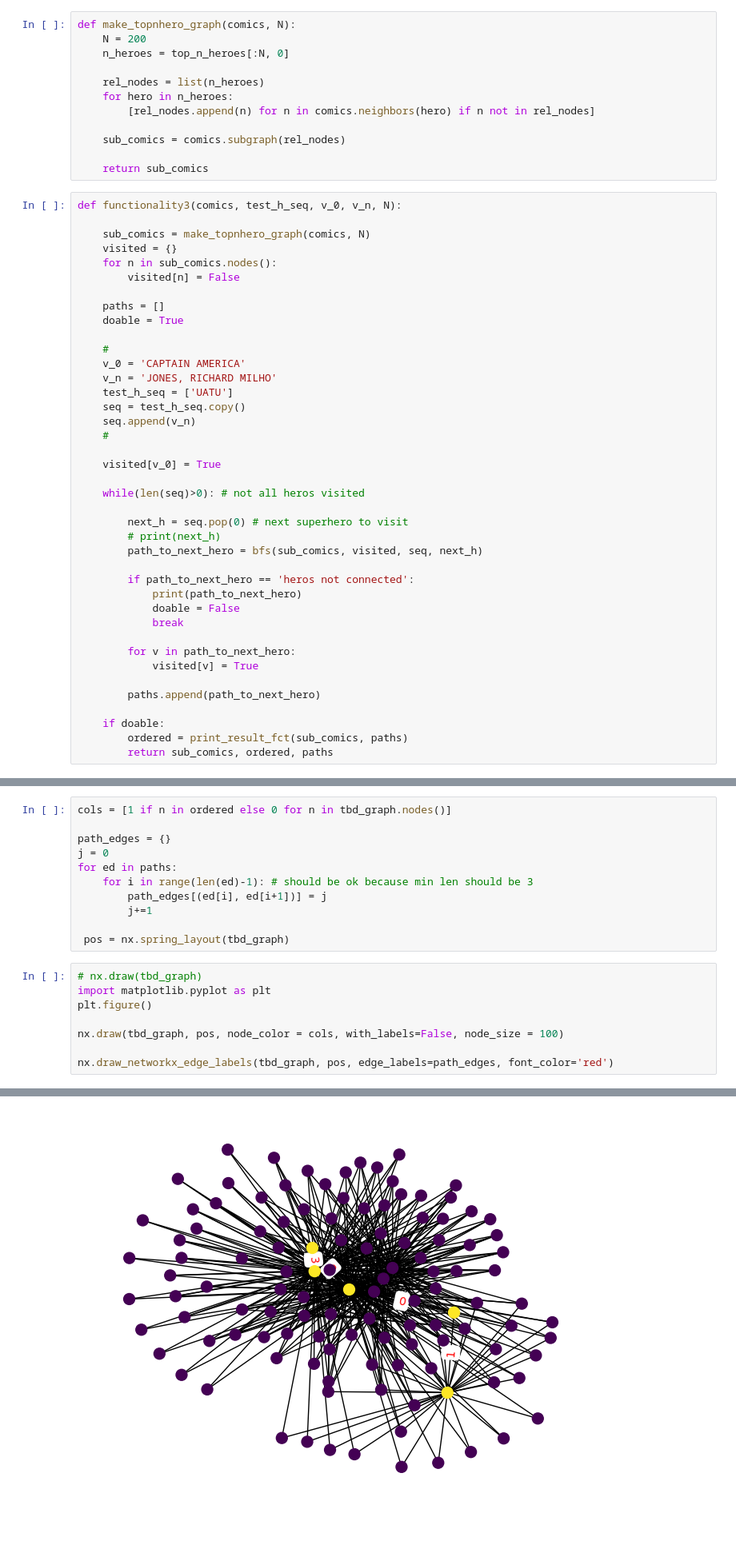
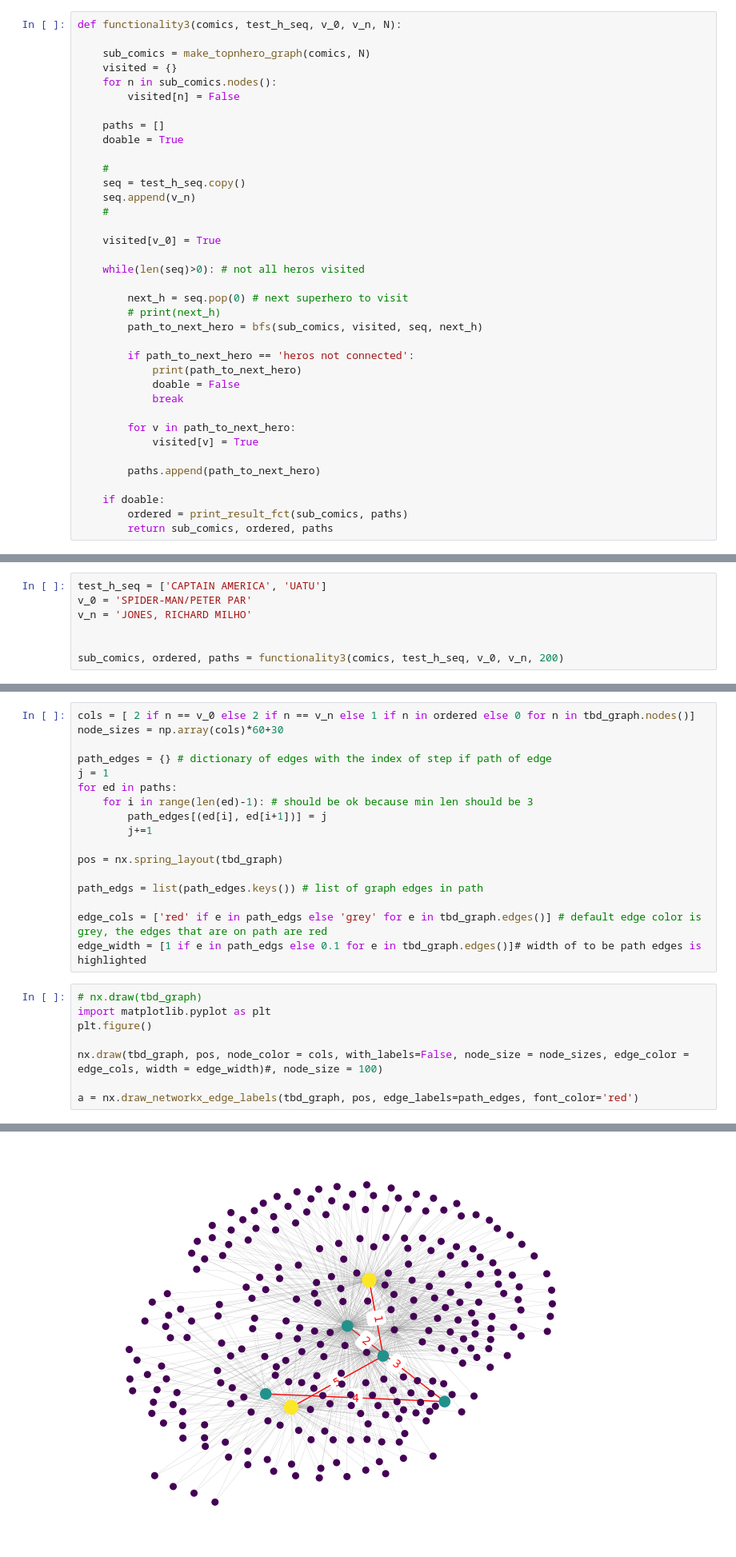
Before and after one commit to lnsphnplt/ADM-HW5, a Jupyter notebook: function3.ipynb, the cells around one changed output, grey strips where cells are left out. Shown: that part at 80% size. Drawn from its saved outputs; the diff is of its cells as text; blank space fills up the shorter version.

```diff
--- a/function3.ipynb
+++ b/function3.ipynb
@@ -201,17 +177,5 @@ def print_result_fct(sub_comics, paths):
 
     return ordered
-# %%
-def make_topnhero_graph(comics, N):
-    N = 200
-    n_heroes = top_n_heroes[:N, 0]
-
-    rel_nodes = list(n_heroes)
-    for hero in n_heroes:
-        [rel_nodes.append(n) for n in comics.neighbors(hero) if n not in rel_nodes]
-
-    sub_comics = comics.subgraph(rel_nodes)
-
-    return sub_comics
 # %%
 def functionality3(comics, test_h_seq, v_0, v_n, N):
 
@@ -224,9 +188,6 @@ def functionality3(comics, test_h_seq, v_0, v_n, N):
     doable = True
 
     #
-    v_0 = 'CAPTAIN AMERICA'
-    v_n = 'JONES, RICHARD MILHO'
-    test_h_seq = ['UATU']
     seq = test_h_seq.copy()
     seq.append(v_n)
     #
@@ -256,0 +216,7 @@ def functionality3(comics, test_h_seq, v_0, v_n, N):
+# %%
+test_h_seq = ['CAPTAIN AMERICA', 'UATU']
+v_0 = 'SPIDER-MAN/PETER PAR'
+v_n = 'JONES, RICHARD MILHO'
+
+
+sub_comics, ordered, paths = functionality3(comics, test_h_seq, v_0, v_n, 200)
@@ -285,20 +253,26 @@ tbd_graph = sub_comics.subgraph(tbd)
 # %%
-cols = [1 if n in ordered else 0 for n in tbd_graph.nodes()]
+cols = [ 2 if n == v_0 else 2 if n == v_n else 1 if n in ordered else 0 for n in tbd_graph.nodes()]
+node_sizes = np.array(cols)*60+30
 
-path_edges = {}
-j = 0
+path_edges = {} # dictionary of edges with the index of step if path of edge
+j = 1
 for ed in paths:
     for i in range(len(ed)-1): # should be ok because min len should be 3
         path_edges[(ed[i], ed[i+1])] = j
         j+=1
 
- pos = nx.spring_layout(tbd_graph)
+pos = nx.spring_layout(tbd_graph)
+
+path_edgs = list(path_edges.keys()) # list of graph edges in path
+
+edge_cols = ['red' if e in path_edgs else 'grey' for e in tbd_graph.edges()] # default edge color is grey, the edges that are on path are red
+edge_width = [1 if e in path_edgs else 0.1 for e in tbd_graph.edges()]# width of to be path edges is highlighted
 # %%
 # nx.draw(tbd_graph)
 import matplotlib.pyplot as plt
 plt.figure()
 
-nx.draw(tbd_graph, pos, node_color = cols, with_labels=False, node_size = 100)
+nx.draw(tbd_graph, pos, node_color = cols, with_labels=False, node_size = node_sizes, edge_color = edge_cols, width = edge_width)#, node_size = 100)
 
-nx.draw_networkx_edge_labels(tbd_graph, pos, edge_labels=path_edges, font_color='red')
+a = nx.draw_networkx_edge_labels(tbd_graph, pos, edge_labels=path_edges, font_color='red')
 # %% [output]
@@ -312 +279 @@ nx.draw_networkx_edge_labels(tbd_graph, pos, edge_labels=path_edges, font_color=
-[figure, old version]
+[figure, new version]
```
Also changed, not shown: parts of 22 cells of this notebook, 2 other files.
